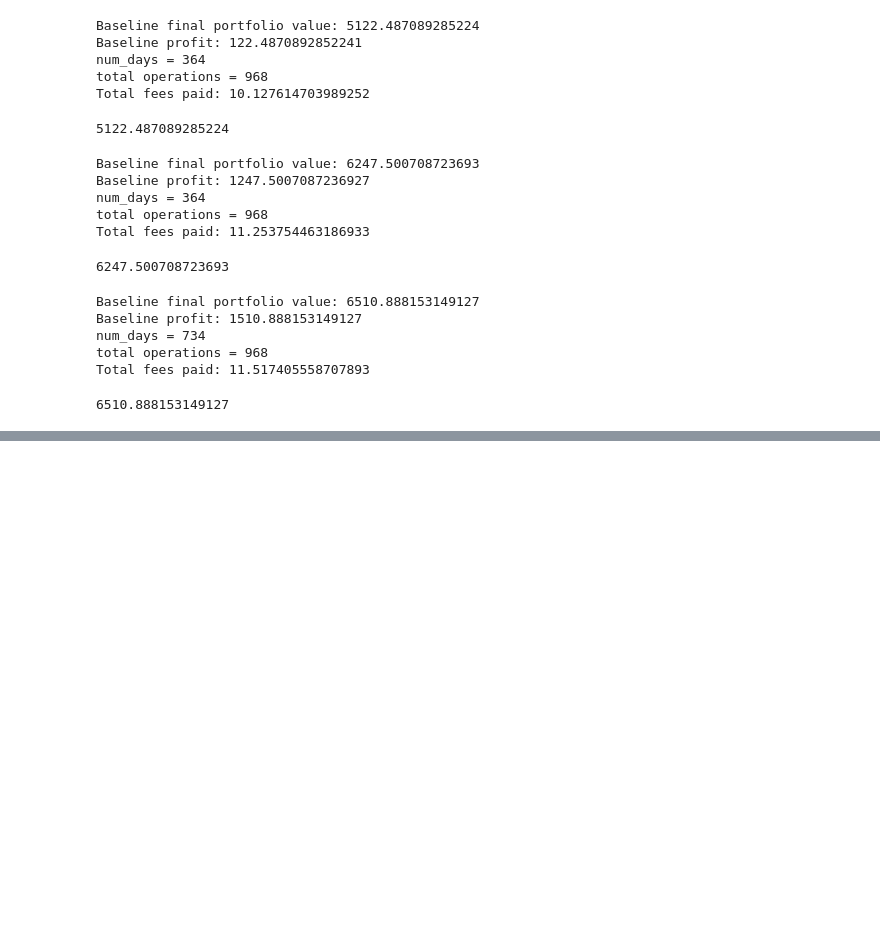
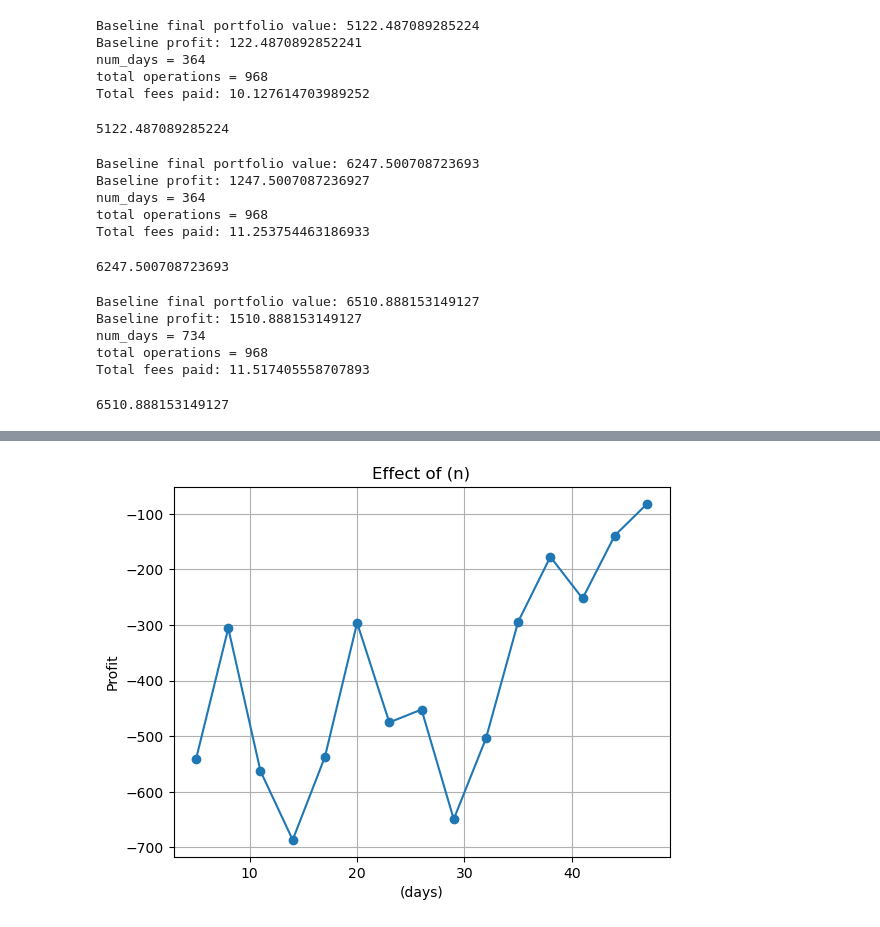
Before and after one commit to TheHamad2023/Stock-Agent, a Jupyter notebook: agent.ipynb, the cells around one changed output, grey strips where cells are left out. Drawn from its saved outputs; the diff is of its cells as text; code cells hidden in the pictures; blank space fills up the shorter version.

```diff
--- a/agent.ipynb
+++ b/agent.ipynb
@@ -210,7 +210,7 @@ We now have data for 781 days
 # %% [markdown]
 Now all our data for all chosen companies are equal.
 # %%
-def simulate_market_at_day(num_days, trading_budget, risk, start_day, n, threshold, start_days=0):
+def simulate_market_at_day(num_days, trading_budget, risk, start_day, n, threshold):
     # A dict to store all purchases, using stock name as key, and list of lists as values.
     # Where each list would store [amout of shares bought, purchase price, date of purchase]
     purchases = {}
@@ -777,0 +709,18 @@ Total profit: 807.6391835441291
+# %%
+results = []
+
+for n in range(5, 50, 3):
+    stats = simulate_market_at_day(364, 5000, 0.05, 0, n, 0.02)
+    results.append((n, stats["profit"]))
+
+df_n = pd.DataFrame(results, columns=["n", "Profit"])
+
+plt.figure()
+plt.plot(df_n["n"], df_n["Profit"], marker='o')
+plt.title("Effect of (n)")
+plt.xlabel("(days)")
+plt.ylabel("Profit")
+plt.grid(True)
+plt.show()
+# %% [output]
+[figure, added]
```
Also changed, not shown: parts of 12 cells of this notebook.
